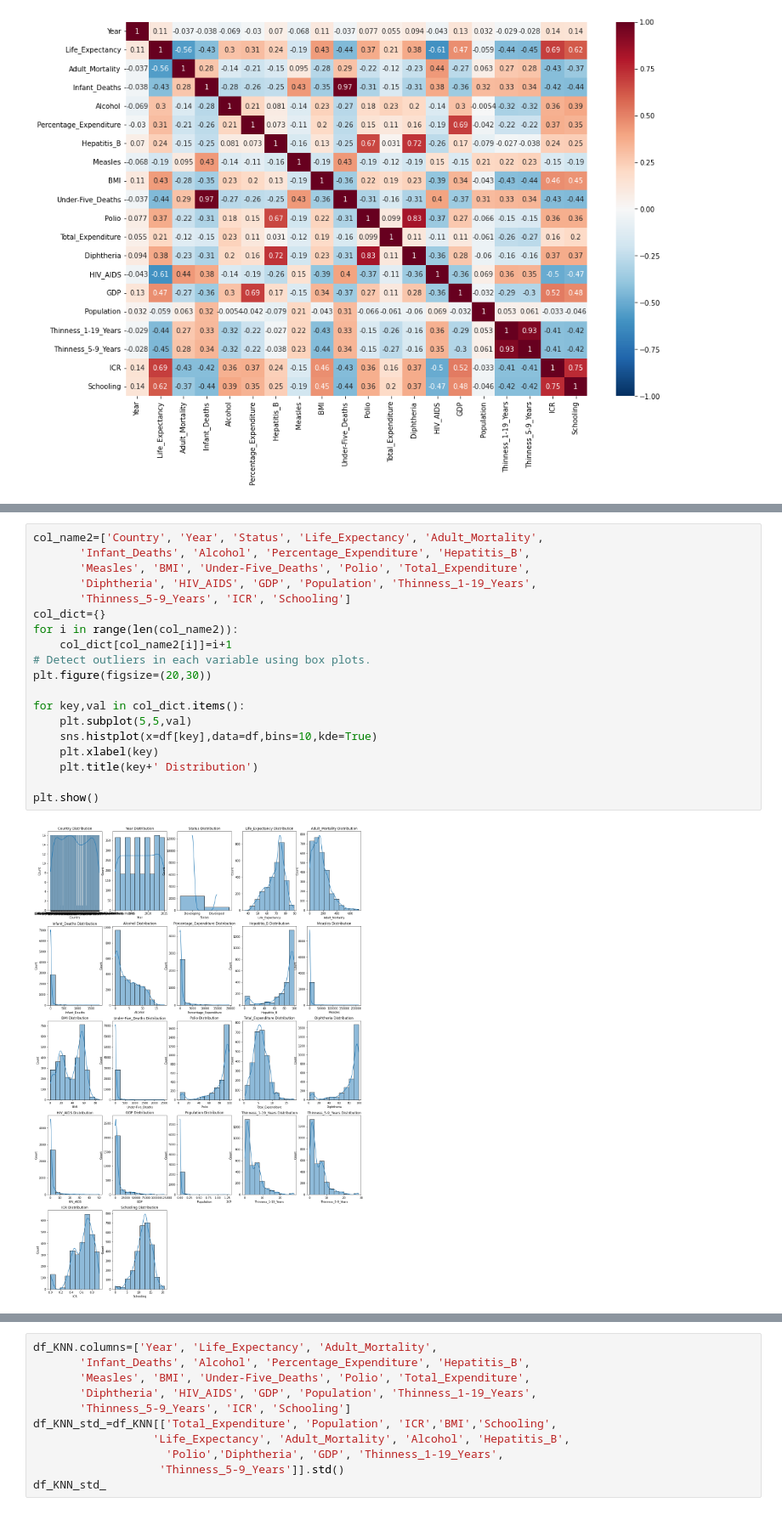
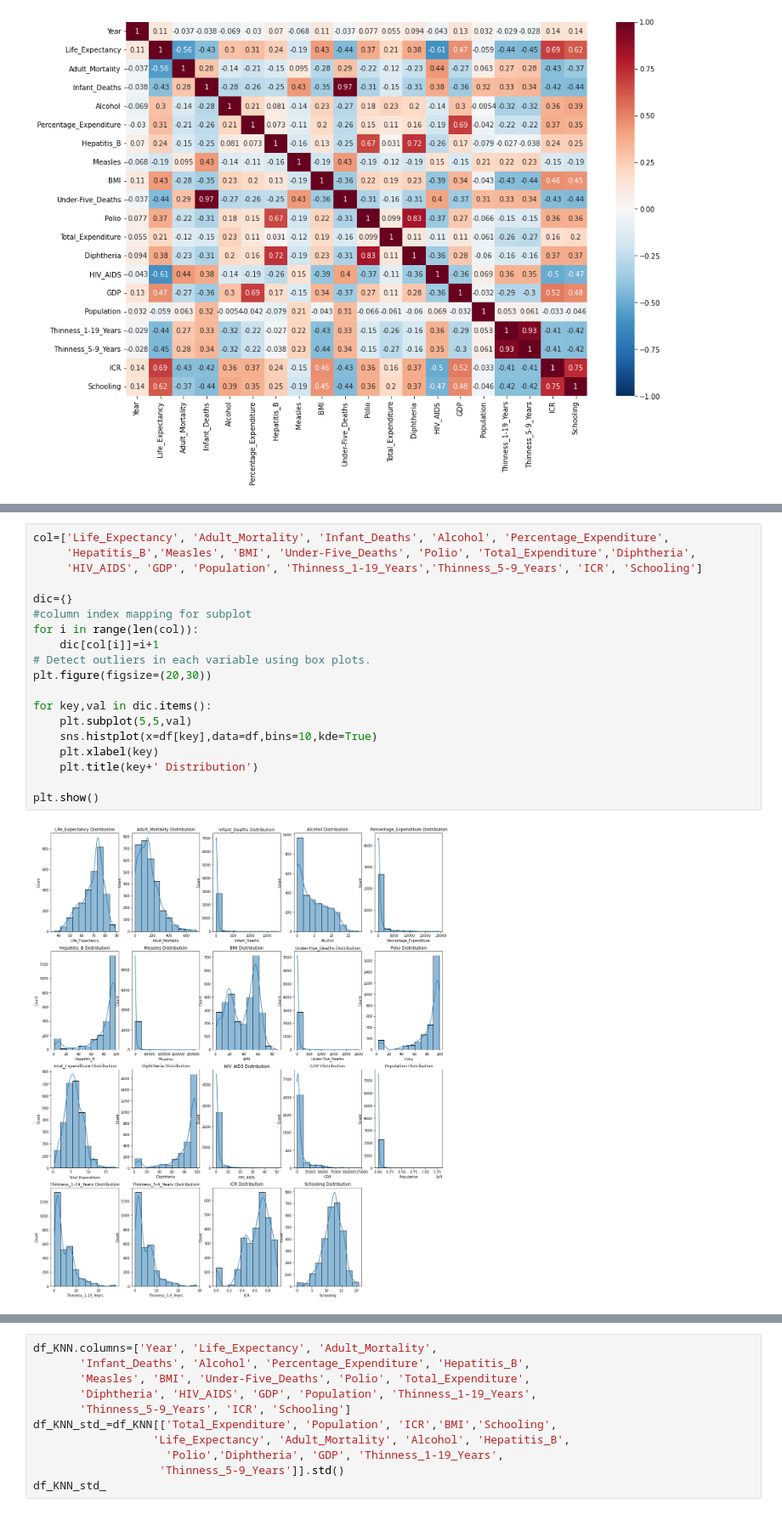
Before and after one commit to Pritam3355/Kaggle-, a Jupyter notebook: Life_Expectancy_WHO_Feature_Engineering/feature-creation-r2-score-98.ipynb, the cells around one changed output, grey strips where cells are left out. Shown at 85% size. Saved outputs shown, nothing was run; the diff lists cells and outputs as text.

```diff
--- a/Life_Expectancy_WHO_Feature_Engineering/feature-creation-r2-score-98.ipynb
+++ b/Life_Expectancy_WHO_Feature_Engineering/feature-creation-r2-score-98.ipynb
@@ -183,21 +201,21 @@ sns.heatmap(data=corr,cmap="RdBu_r",annot=True,vmin=-1,vmax=1)
 # %%
-col_name2=['Country', 'Year', 'Status', 'Life_Expectancy', 'Adult_Mortality',
-       'Infant_Deaths', 'Alcohol', 'Percentage_Expenditure', 'Hepatitis_B',
-       'Measles', 'BMI', 'Under-Five_Deaths', 'Polio', 'Total_Expenditure',
-       'Diphtheria', 'HIV_AIDS', 'GDP', 'Population', 'Thinness_1-19_Years',
-       'Thinness_5-9_Years', 'ICR', 'Schooling']
-col_dict={}
-for i in range(len(col_name2)):
-    col_dict[col_name2[i]]=i+1
+col=['Life_Expectancy', 'Adult_Mortality', 'Infant_Deaths', 'Alcohol', 'Percentage_Expenditure',
+     'Hepatitis_B','Measles', 'BMI', 'Under-Five_Deaths', 'Polio', 'Total_Expenditure','Diphtheria',
+     'HIV_AIDS', 'GDP', 'Population', 'Thinness_1-19_Years','Thinness_5-9_Years', 'ICR', 'Schooling']
+
+dic={}
+#column index mapping for subplot
+for i in range(len(col)):
+    dic[col[i]]=i+1
 # Detect outliers in each variable using box plots.
 plt.figure(figsize=(20,30))
 
-for key,val in col_dict.items():
+for key,val in dic.items():
     plt.subplot(5,5,val)
     sns.histplot(x=df[key],data=df,bins=10,kde=True)
     plt.xlabel(key)
     plt.title(key+' Distribution')
 
 plt.show()
 # %% [output]
-[figure, old version]
+[figure, new version]
```
Also changed, not shown: parts of 58 cells of this notebook.
